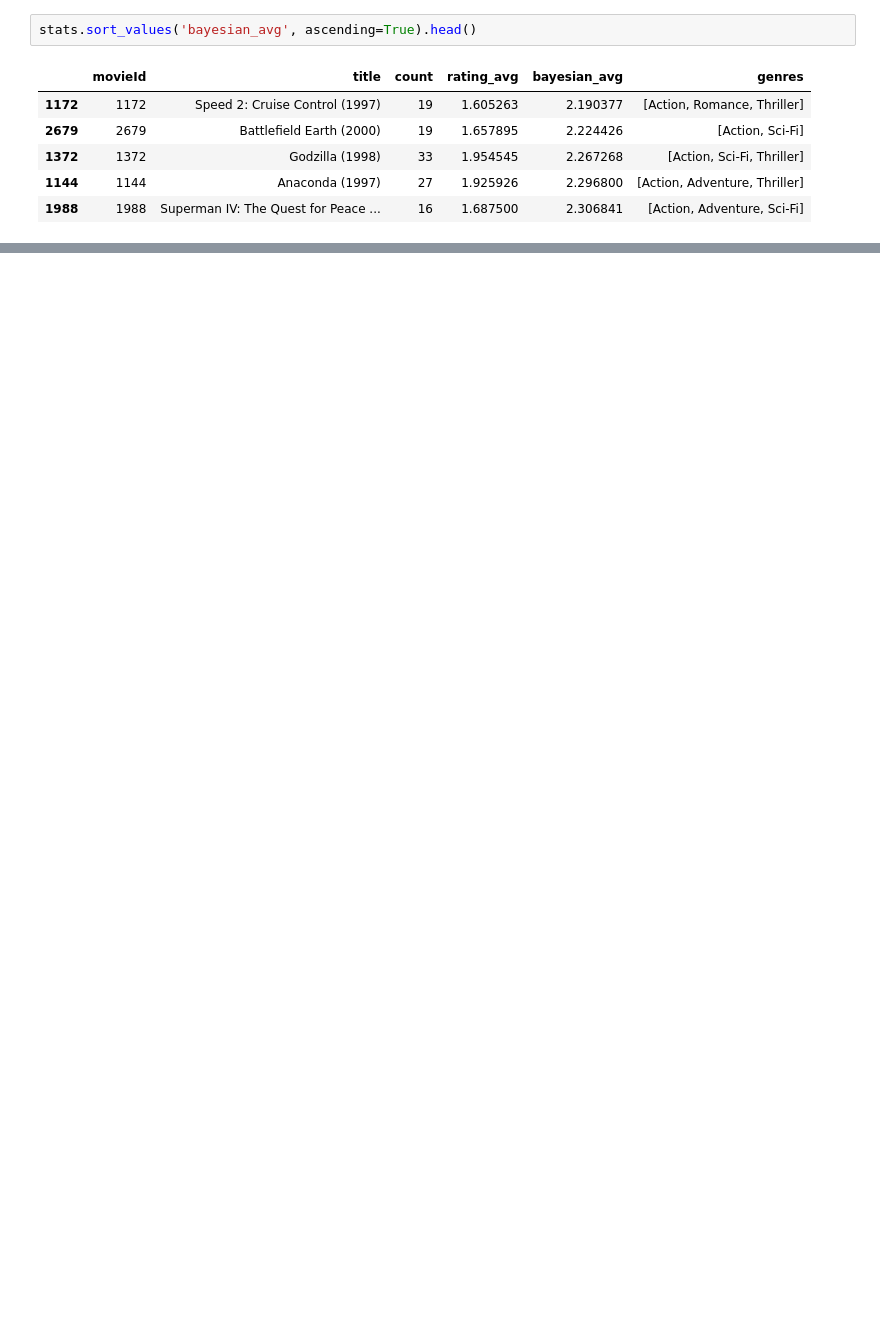
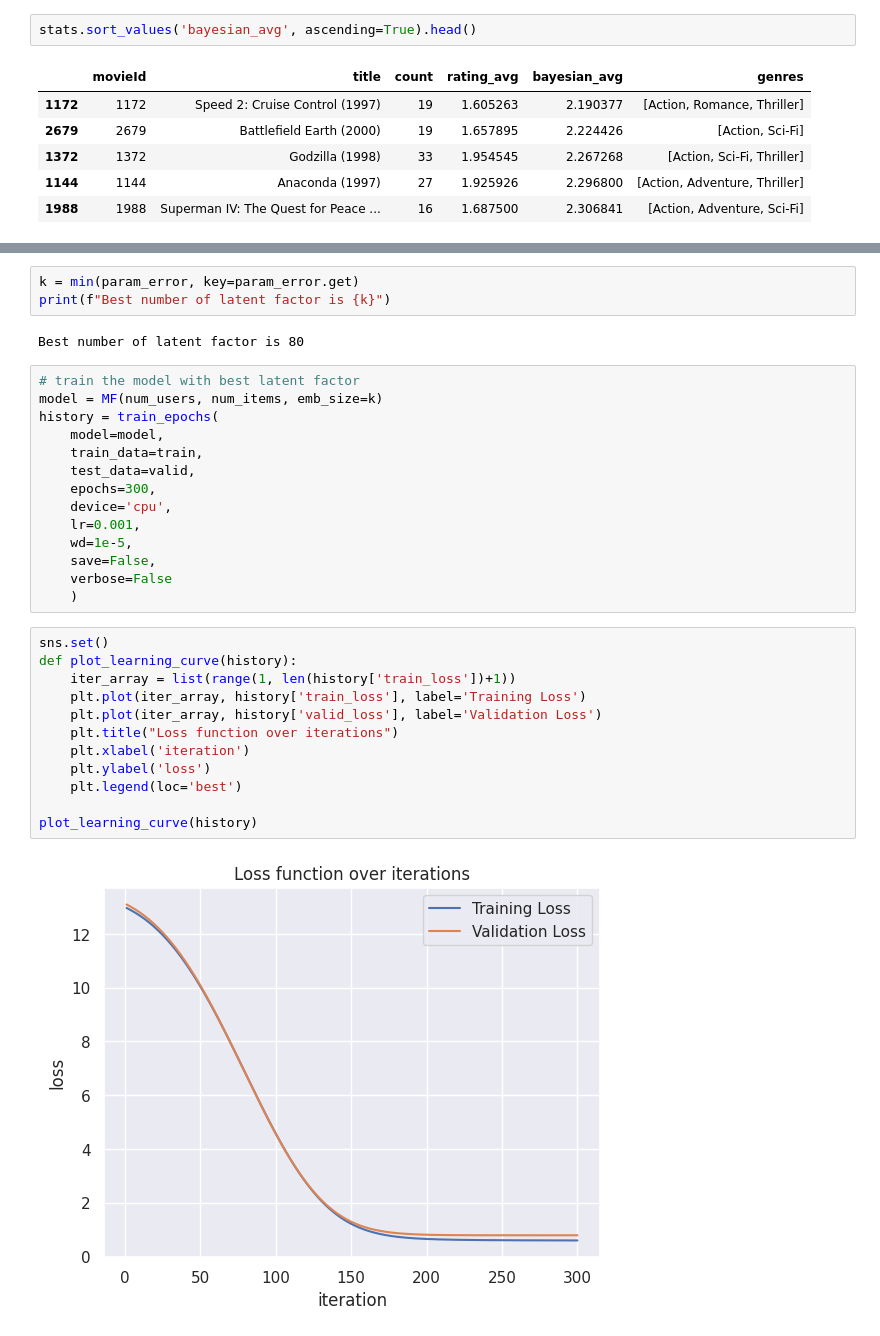
Before and after one commit to azadsadr/Recommender-System, a Jupyter notebook: recsys.ipynb, the cells around one changed output, grey strips where cells are left out. Drawn from its saved outputs; the diff is of its cells as text; blank space fills up the shorter version.

```diff
--- a/recsys.ipynb
+++ b/recsys.ipynb
@@ -403,0 +413,33 @@ Test Data  --> unique users: 608,  unique movies: 4211
+# %%
+k = min(param_error, key=param_error.get)
+print(f"Best number of latent factor is {k}")
+# %% [output]
+Best number of latent factor is 80
+# %%
+# train the model with best latent factor
+model = MF(num_users, num_items, emb_size=k)
+history = train_epochs(
+    model=model,
+    train_data=train,
+    test_data=valid,
+    epochs=300,
+    device='cpu',
+    lr=0.001,
+    wd=1e-5,
+    save=False,
+    verbose=False
+    )
+# %%
+sns.set()
+def plot_learning_curve(history):
+    iter_array = list(range(1, len(history['train_loss'])+1))
+    plt.plot(iter_array, history['train_loss'], label='Training Loss')
+    plt.plot(iter_array, history['valid_loss'], label='Validation Loss')
+    plt.title("Loss function over iterations")
+    plt.xlabel('iteration')
+    plt.ylabel('loss')
+    plt.legend(loc='best')
+
+plot_learning_curve(history)
+# %% [output]
+[figure, added]
```
Also changed, not shown: parts of 32 cells of this notebook.
